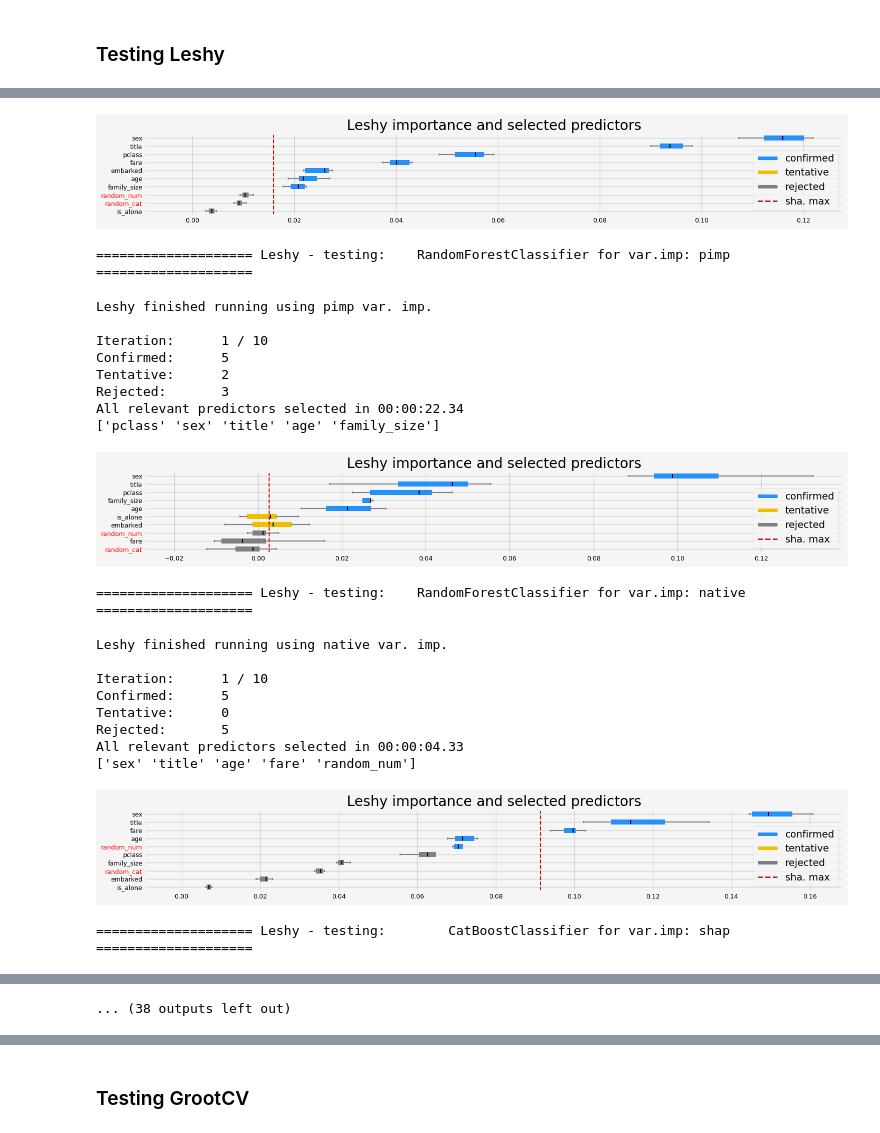
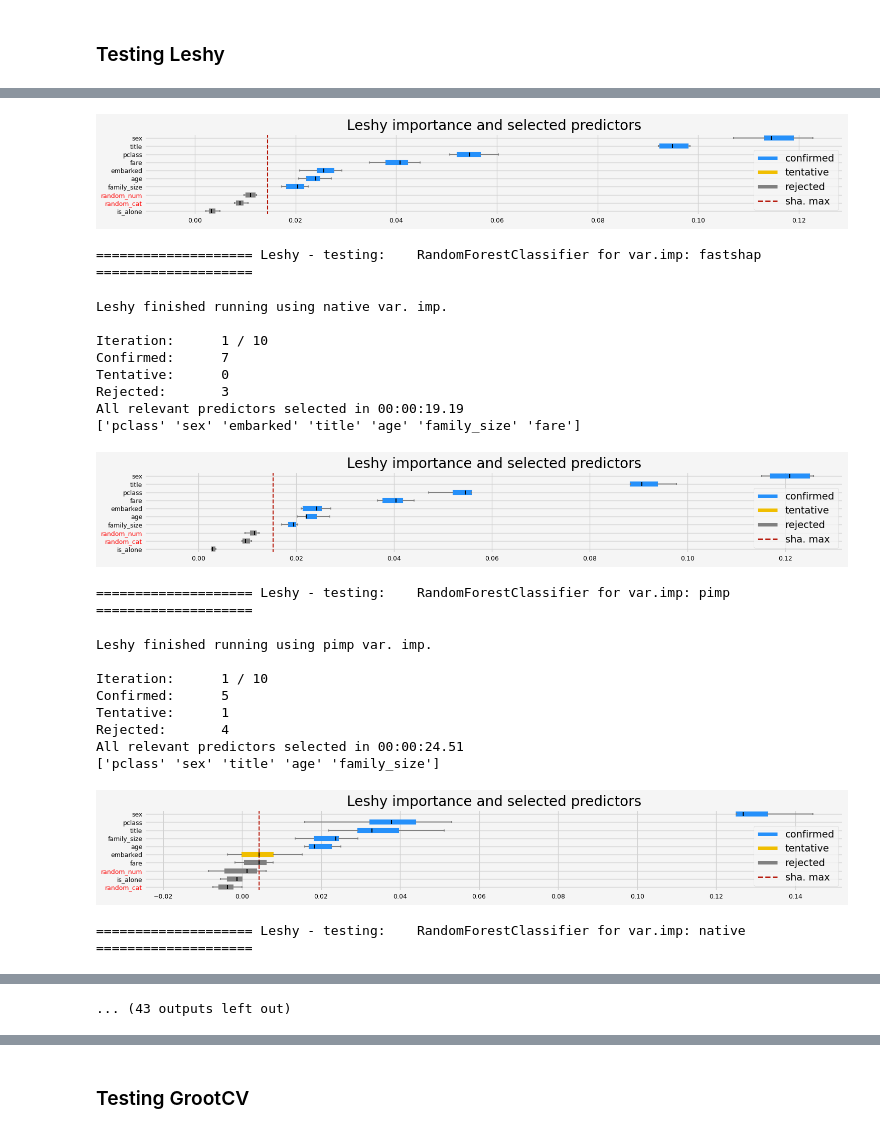
Before and after one commit to ThomasBury/arfs, a Jupyter notebook: docs/notebooks/arfs_classification.ipynb, the cells around one changed output, grey strips where cells are left out. Saved outputs shown, nothing was run; the diff lists cells and outputs as text; code cells hidden in the pictures.

```diff
--- a/docs/notebooks/arfs_classification.ipynb
+++ b/docs/notebooks/arfs_classification.ipynb
@@ -242,0 +277,19 @@ Wall time: 5.99 s
+# %%
+%%time
+
+# be sure to use the same but non-fitted estimator
+model = clone(model)
+# BoostAGroota
+feat_selector = arfsgroot.BoostAGroota(
+    estimator=model, cutoff=1, iters=10, max_rounds=10, delta=0.1, importance="fastshap"
+)
+feat_selector.fit(X, y, sample_weight=None)
+print(f"The selected features: {feat_selector.get_feature_names_out()}")
+print(f"The agnostic ranking: {feat_selector.ranking_}")
+print(f"The naive ranking: {feat_selector.ranking_absolutes_}")
+fig = feat_selector.plot_importance(n_feat_per_inch=5)
+
+# highlight synthetic random variable
+fig = highlight_tick(figure=fig, str_match="random")
+fig = highlight_tick(figure=fig, str_match="genuine", color="green")
+plt.show()
@@ -248,7 +308,7 @@ Internally, it uses lightGBM and SHAP importance (fast and accurate)
 %%time
 # GrootCV
 feat_selector = arfsgroot.GrootCV(
-    objective="binary", cutoff=1, n_folds=5, n_iter=5, silent=True
+    objective="binary", cutoff=1, n_folds=5, n_iter=5, silent=True, fastshap=False
 )
 feat_selector.fit(X, y, sample_weight=None)
 print(f"The selected features: {feat_selector.get_feature_names_out()}")
@@ -269,0 +332,16 @@ Wall time: 10.1 s
+# %%
+%%time
+# GrootCV
+feat_selector = arfsgroot.GrootCV(
+    objective="binary", cutoff=1, n_folds=5, n_iter=5, silent=True, fastshap=True
+)
+feat_selector.fit(X, y, sample_weight=None)
+print(f"The selected features: {feat_selector.get_feature_names_out()}")
+print(f"The agnostic ranking: {feat_selector.ranking_}")
+print(f"The naive ranking: {feat_selector.ranking_absolutes_}")
+fig = feat_selector.plot_importance(n_feat_per_inch=5)
+
+# highlight synthetic random variable
+fig = highlight_tick(figure=fig, str_match="random")
+fig = highlight_tick(figure=fig, str_match="genuine", color="green")
+plt.show()
@@ -335,9 +420,9 @@ model.__class__.__name__
 models = [
     RandomForestClassifier(n_jobs=4, oob_score=True),
     CatBoostClassifier(random_state=42, verbose=0),
-    XGBClassifier(random_state=42, verbosity=0, use_label_encoder=False),
     LGBMClassifier(random_state=42, verbose=-1),
     LightForestClassifier(n_feat=X.shape[1]),
+    XGBClassifier(random_state=42, verbosity=0, eval_metric='logloss'),
 ]
 
 feat_selector = arfsgroot.Leshy(
@@ -365,23 +449,23 @@ All relevant predictors selected in 00:00:27.79
 ['pclass' 'sex' 'embarked' 'title' 'age' 'family_size' 'fare']
-[figure, old version]
+[figure, new version]
-==================== Leshy - testing:    RandomForestClassifier for var.imp: pimp            ====================
+==================== Leshy - testing:    RandomForestClassifier for var.imp: fastshap        ====================
-Leshy finished running using pimp var. imp.
+Leshy finished running using native var. imp.
 
 Iteration:      1 / 10
-Confirmed:      5
-Tentative:      2
+Confirmed:      7
+Tentative:      0
 Rejected:       3
-All relevant predictors selected in 00:00:22.34
-['pclass' 'sex' 'title' 'age' 'family_size']
+All relevant predictors selected in 00:00:19.19
+['pclass' 'sex' 'embarked' 'title' 'age' 'family_size' 'fare']
-[figure, old version]
+[figure, new version]
-==================== Leshy - testing:    RandomForestClassifier for var.imp: native          ====================
+==================== Leshy - testing:    RandomForestClassifier for var.imp: pimp            ====================
-Leshy finished running using native var. imp.
+Leshy finished running using pimp var. imp.
 
 Iteration:      1 / 10
 Confirmed:      5
-Tentative:      0
-Rejected:       5
-All relevant predictors selected in 00:00:04.33
-['sex' 'title' 'age' 'fare' 'random_num']
+Tentative:      1
+Rejected:       4
+All relevant predictors selected in 00:00:24.51
+['pclass' 'sex' 'title' 'age' 'family_size']
-[figure, old version]
+[figure, new version]
-==================== Leshy - testing:        CatBoostClassifier for var.imp: shap            ====================
+==================== Leshy - testing:    RandomForestClassifier for var.imp: native          ====================
@@ -396 +480 @@ All relevant predictors selected in 00:00:04.69
-... (38 outputs left out)
+... (43 outputs left out)
```
Also changed, not shown: parts of 24 cells of this notebook, 15 other files.
